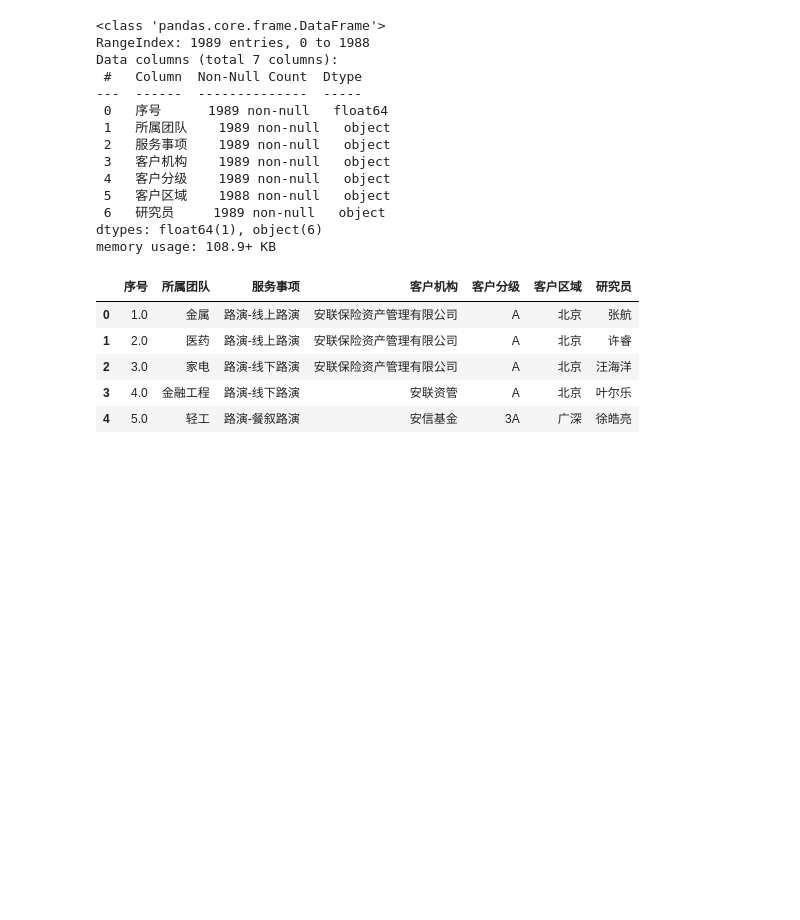
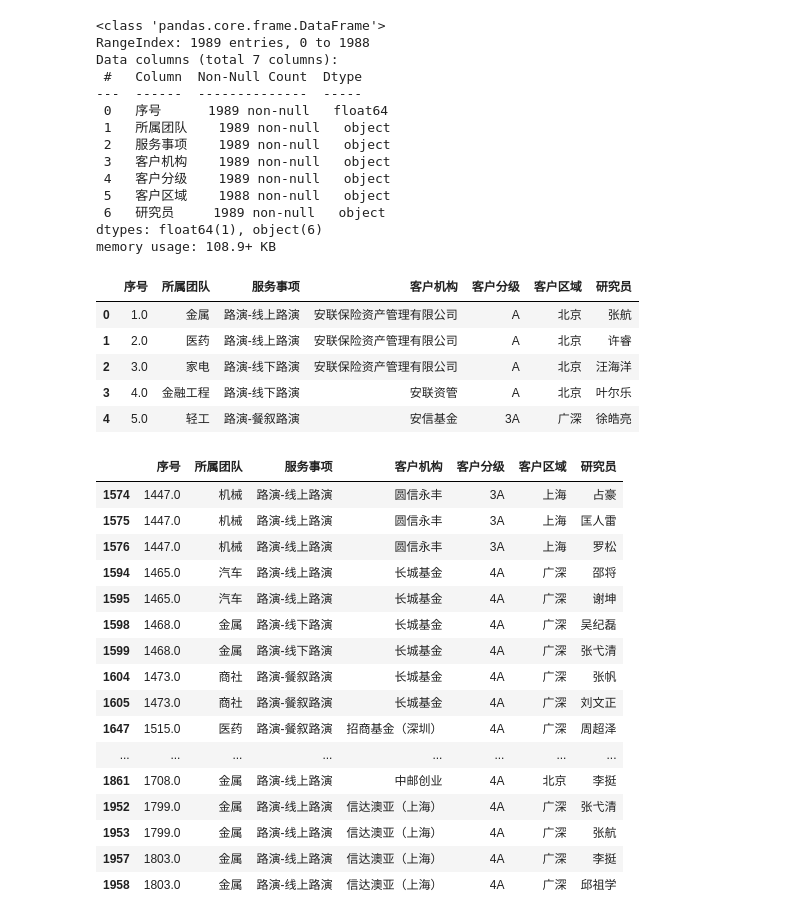
Before and after one commit to OuHaoyun/okr-evaluation, a Jupyter notebook: okr-eval-v2.ipynb, the cells around one changed output. Cells and saved outputs as stored; diff of their text form; code cells hidden in the pictures; blank space fills up the shorter version.

```diff
--- a/okr-eval-v2.ipynb
+++ b/okr-eval-v2.ipynb
@@ -85,0 +124,24 @@ df_roadshow.head()
+# %%
+# Filter rows where 'xuhao' values are duplicated
+duplicated_rows = df_roadshow[df_roadshow['序号'].duplicated(keep=False)]
+
+# Display the duplicated rows
+duplicated_rows.tail(50)
+# %% [output]
+|  | 序号 | 所属团队 | 服务事项 | 客户机构 | 客户分级 | 客户区域 | 研究员 |
+| 1574 | 1447.0 | 机械 | 路演-线上路演 | 圆信永丰 | 3A | 上海 | 占豪 |
+| 1575 | 1447.0 | 机械 | 路演-线上路演 | 圆信永丰 | 3A | 上海 | 匡人雷 |
+| 1576 | 1447.0 | 机械 | 路演-线上路演 | 圆信永丰 | 3A | 上海 | 罗松 |
+| 1594 | 1465.0 | 汽车 | 路演-线上路演 | 长城基金 | 4A | 广深 | 邵将 |
+| 1595 | 1465.0 | 汽车 | 路演-线上路演 | 长城基金 | 4A | 广深 | 谢坤 |
+| 1598 | 1468.0 | 金属 | 路演-线下路演 | 长城基金 | 4A | 广深 | 吴纪磊 |
+| 1599 | 1468.0 | 金属 | 路演-线下路演 | 长城基金 | 4A | 广深 | 张弋清 |
+| 1604 | 1473.0 | 商社 | 路演-餐叙路演 | 长城基金 | 4A | 广深 | 张帆 |
+| 1605 | 1473.0 | 商社 | 路演-餐叙路演 | 长城基金 | 4A | 广深 | 刘文正 |
+| 1647 | 1515.0 | 医药 | 路演-餐叙路演 | 招商基金（深圳） | 4A | 广深 | 周超泽 |
+| ... | ... | ... | ... | ... | ... | ... | ... |
+| 1861 | 1708.0 | 金属 | 路演-线上路演 | 中邮创业 | 4A | 北京 | 李挺 |
+| 1952 | 1799.0 | 金属 | 路演-线上路演 | 信达澳亚（上海） | 4A | 广深 | 张弋清 |
+| 1953 | 1799.0 | 金属 | 路演-线上路演 | 信达澳亚（上海） | 4A | 广深 | 张航 |
+| 1957 | 1803.0 | 金属 | 路演-线上路演 | 信达澳亚（上海） | 4A | 广深 | 李挺 |
+| 1958 | 1803.0 | 金属 | 路演-线上路演 | 信达澳亚（上海） | 4A | 广深 | 邱祖学 |
```
Also changed, not shown: parts of 4 cells of this notebook, 2 other files.
